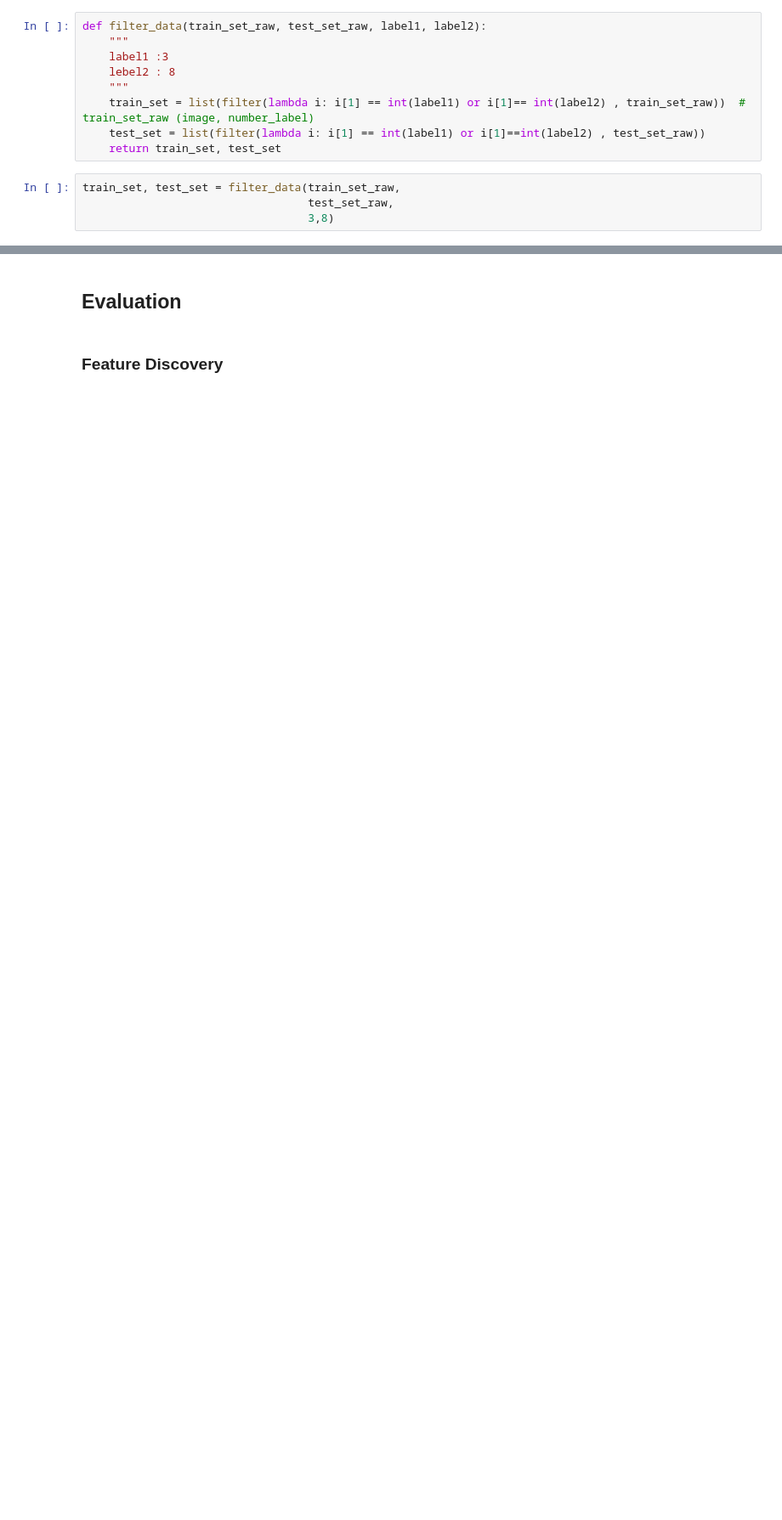
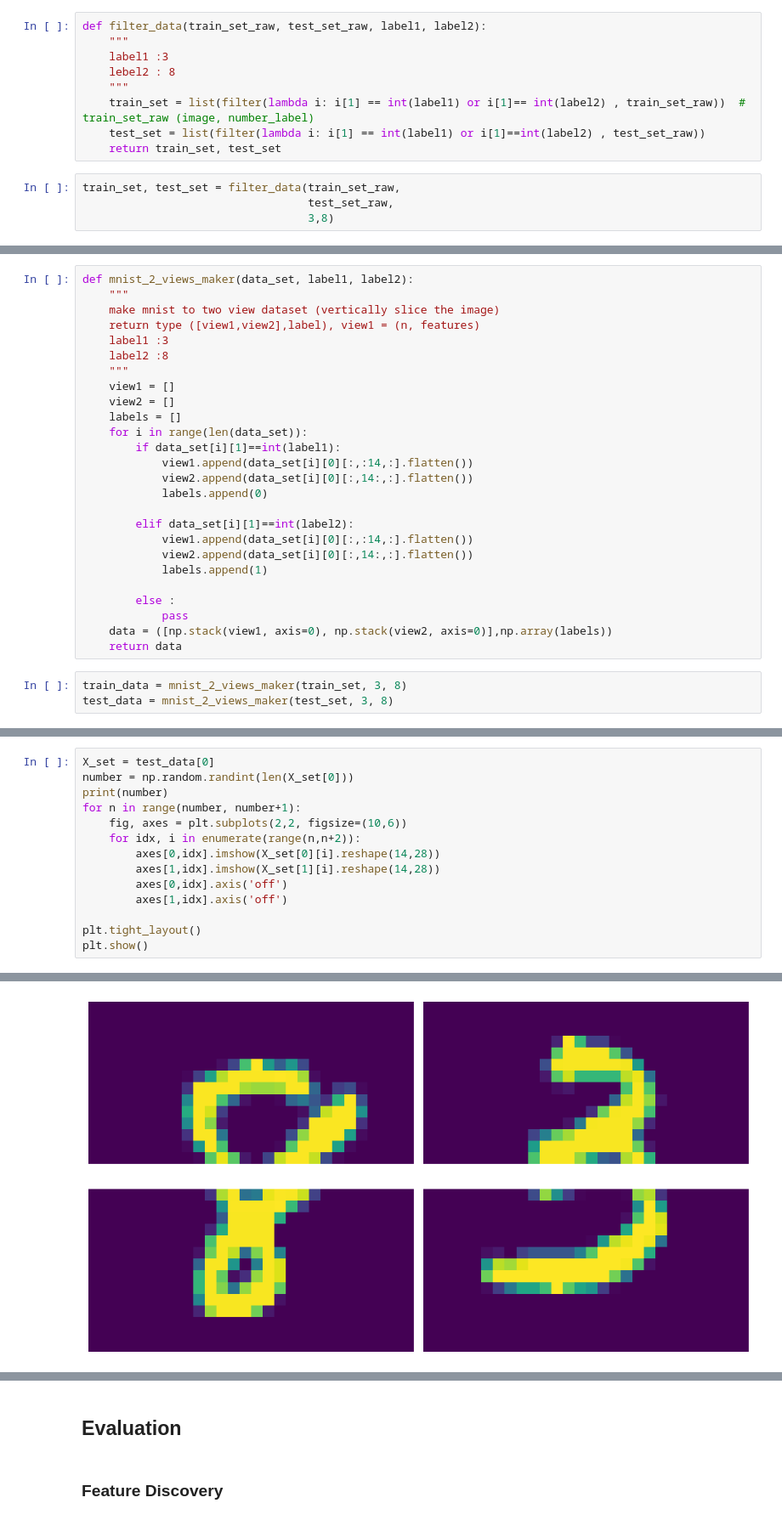
Before and after one commit to choheeK/SynFS, a Jupyter notebook: Notebooks/mnist_example.ipynb, the cells around one changed output, grey strips where cells are left out. Shown at 85% size. Saved outputs shown, nothing was run; the diff lists cells and outputs as text; blank space fills up the shorter version.

Commit message:
add mnist notebook

```diff
--- a/Notebooks/mnist_example.ipynb
+++ b/Notebooks/mnist_example.ipynb
@@ -98,0 +102,29 @@ axes[2].imshow(train_set[0][0][:,:,:14].reshape(28,14))
+# %%
+def mnist_2_views_maker(data_set, label1, label2):
+    """
+    make mnist to two view dataset (vertically slice the image)
+    return type ([view1,view2],label), view1 = (n, features)
+    label1 :3
+    label2 :8
+    """
+    view1 = []
+    view2 = []
+    labels = []
+    for i in range(len(data_set)):
+        if data_set[i][1]==int(label1):
+            view1.append(data_set[i][0][:,:14,:].flatten())
+            view2.append(data_set[i][0][:,14:,:].flatten())
+            labels.append(0)
+
+        elif data_set[i][1]==int(label2):
+            view1.append(data_set[i][0][:,:14,:].flatten())
+            view2.append(data_set[i][0][:,14:,:].flatten())
+            labels.append(1)
+
+        else :
+            pass
+    data = ([np.stack(view1, axis=0), np.stack(view2, axis=0)],np.array(labels))
+    return data
+# %%
+train_data = mnist_2_views_maker(train_set, 3, 8)
+test_data = mnist_2_views_maker(test_set, 3, 8)
@@ -98,0 +135,15 @@ axes[2].imshow(train_set[0][0][:,:,:14].reshape(28,14))
+# %%
+X_set = test_data[0]
+number = np.random.randint(len(X_set[0]))
+print(number)
+for n in range(number, number+1):
+    fig, axes = plt.subplots(2,2, figsize=(10,6))
+    for idx, i in enumerate(range(n,n+2)):
+        axes[0,idx].imshow(X_set[0][i].reshape(14,28))
+        axes[1,idx].imshow(X_set[1][i].reshape(14,28))
+        axes[0,idx].axis('off')
+        axes[1,idx].axis('off')
+
+plt.tight_layout()
+plt.show()
+# %% [output]
@@ -98,0 +151 @@ axes[2].imshow(train_set[0][0][:,:,:14].reshape(28,14))
+[figure, added]
```
Also changed, not shown: parts of 34 cells of this notebook, 4 other files.
